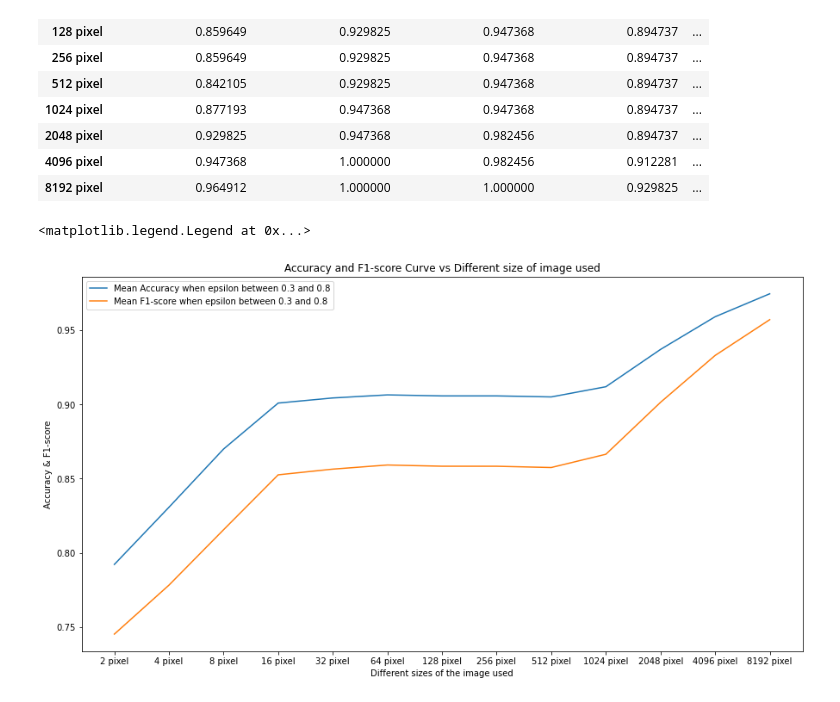
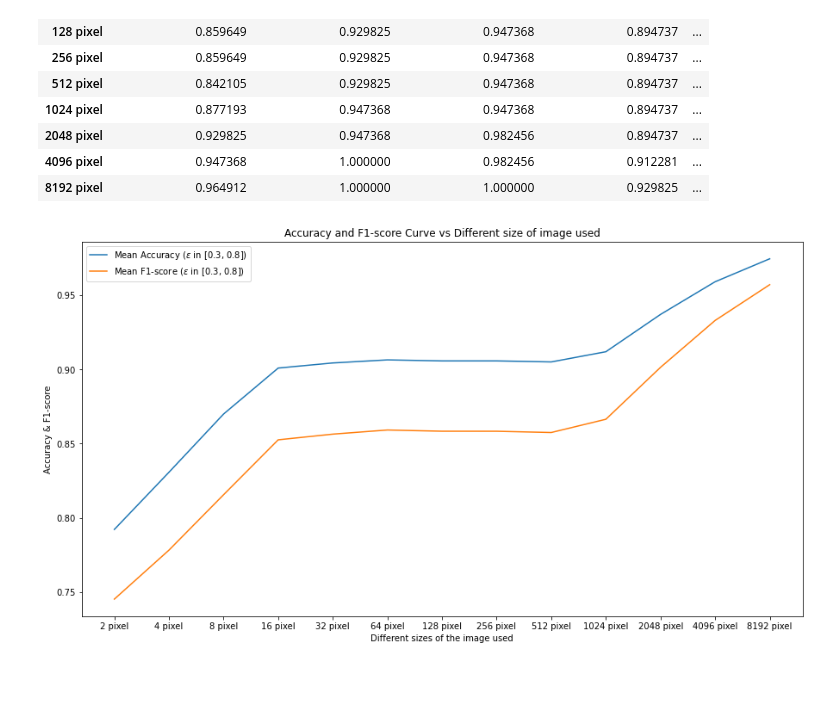
Before and after one commit to u6684258/sonic, a Jupyter notebook: src/RSP/feasibility_check.ipynb, the cells around one changed output. Cells and saved outputs as stored; diff of their text form; code cells hidden in the pictures.

```diff
--- a/src/RSP/feasibility_check.ipynb
+++ b/src/RSP/feasibility_check.ipynb
@@ -377,10 +373,10 @@ result_1024 = []
 
 for i in range(57):
 
-    a = np.load("../../../data/sat_data_" + number[i] + "1.npy")
+    a = np.load("../../data/sat_data_" + number[i] + "1.npy")
     nir_1 = a[0]
     swir_1 = a[1]
-    a = np.load("../../../data/sat_data_" + number[i] + "2.npy")
+    a = np.load("../../data/sat_data_" + number[i] + "2.npy")
     nir_2 = a[0]
     swir_2 = a[1]
 
@@ -408,10 +404,10 @@ result_2048 = []
 
 for i in range(57):
 
-    a = np.load("../../../data/sat_data_" + number[i] + "1.npy")
+    a = np.load("../../data/sat_data_" + number[i] + "1.npy")
     nir_1 = a[0]
     swir_1 = a[1]
-    a = np.load("../../../data/sat_data_" + number[i] + "2.npy")
+    a = np.load("../../data/sat_data_" + number[i] + "2.npy")
     nir_2 = a[0]
     swir_2 = a[1]
 
@@ -439,10 +435,10 @@ result_4096 = []
 
 for i in range(57):
 
-    a = np.load("../../../data/sat_data_" + number[i] + "1.npy")
+    a = np.load("../../data/sat_data_" + number[i] + "1.npy")
     nir_1 = a[0]
     swir_1 = a[1]
-    a = np.load("../../../data/sat_data_" + number[i] + "2.npy")
+    a = np.load("../../data/sat_data_" + number[i] + "2.npy")
     nir_2 = a[0]
     swir_2 = a[1]
 
@@ -470,10 +466,10 @@ result_8192 = []
 
 for i in range(57):
 
-    a = np.load("../../../data/sat_data_" + number[i] + "1.npy")
+    a = np.load("../../data/sat_data_" + number[i] + "1.npy")
     nir_1 = a[0]
     swir_1 = a[1]
-    a = np.load("../../../data/sat_data_" + number[i] + "2.npy")
+    a = np.load("../../data/sat_data_" + number[i] + "2.npy")
     nir_2 = a[0]
     swir_2 = a[1]
 
@@ -704,14 +700,14 @@ df
 # %%
 X=np.array(index)
 plt.figure(figsize=(15,8))
-plt.plot(X, data[:, 12], label='Mean Accuracy when epsilon between 0.3 and 0.8')
-plt.plot(X, data[:, 13], label='Mean F1-score when epsilon between 0.3 and 0.8')
+plt.plot(X, data[:, 12], label='Mean Accuracy ($\epsilon$ in [0.3, 0.8])')#Mean Accuracy when epsilon between 0.3 and 0.8
+plt.plot(X, data[:, 13], label='Mean F1-score ($\epsilon$ in [0.3, 0.8])')
 plt.xlabel("Different sizes of the image used")
 plt.ylabel("Accuracy & F1-score")
 plt.title("Accuracy and F1-score Curve vs Different size of image used")
 plt.legend()
+plt.savefig("../../../xx.png")
 # %% [output]
-<matplotlib.legend.Legend at 0x...>
-[figure, old version]
+[figure, new version]
 # %%
 df.to_excel("output.xlsx")
```
Also changed, not shown: parts of 12 cells of this notebook, 1 other file.
